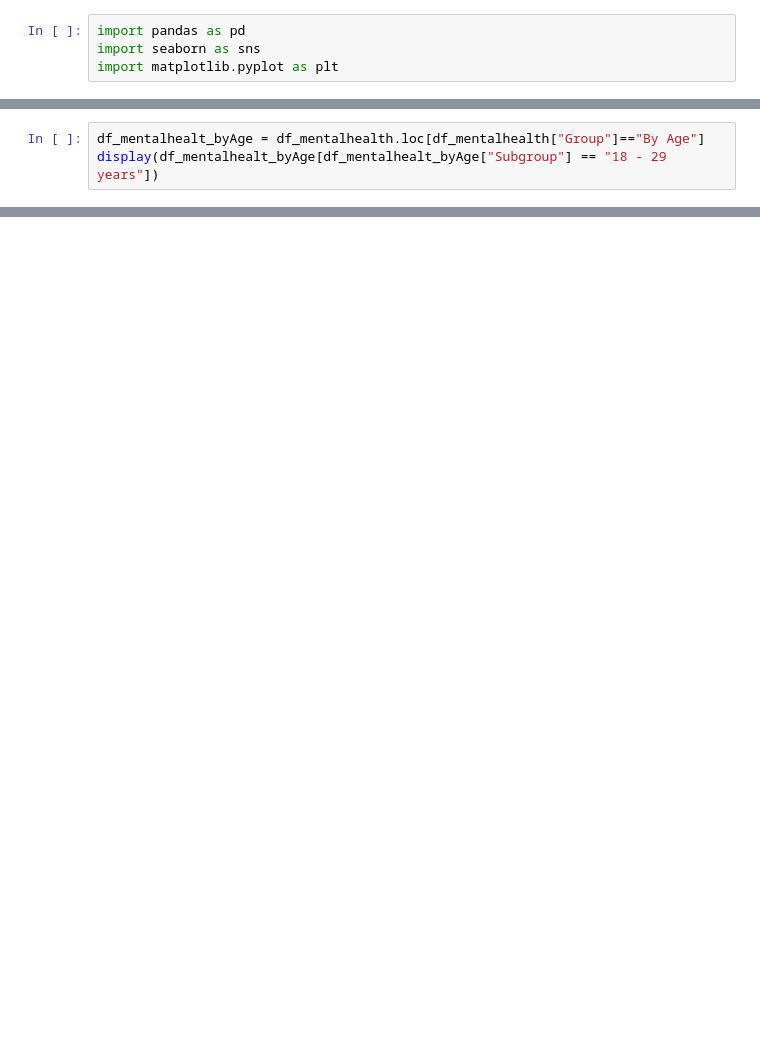
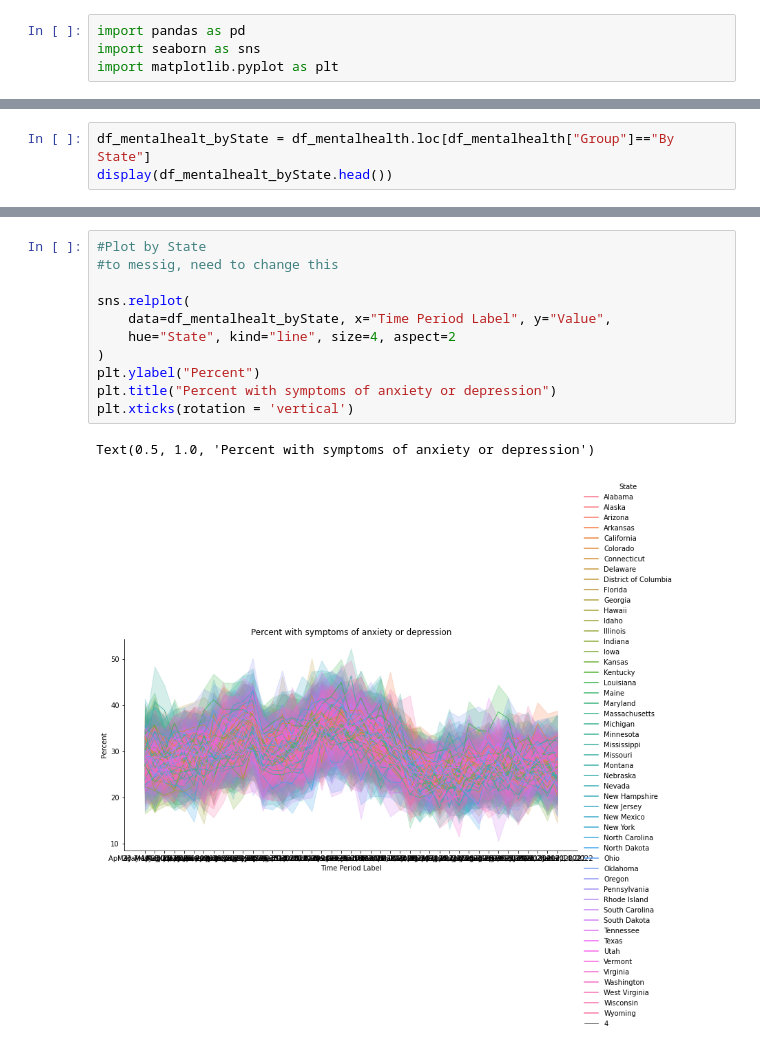
Before and after one commit to Sverre-rt/DATA200-grad_project, a Jupyter notebook: mental_health.ipynb, the cells around one changed output, grey strips where cells are left out. Saved outputs shown, nothing was run; the diff lists cells and outputs as text; blank space fills up the shorter version.

Commit message:
more visualizations added

```diff
--- a/mental_health.ipynb
+++ b/mental_health.ipynb
@@ -8,3 +187,3 @@ display(df_mentalhealth)
 # %%
-df_mentalhealt_byAge = df_mentalhealth.loc[df_mentalhealth["Group"]=="By Age"]
-display(df_mentalhealt_byAge[df_mentalhealt_byAge["Subgroup"] == "18 - 29 years"])
+df_mentalhealt_byState = df_mentalhealth.loc[df_mentalhealth["Group"]=="By State"]
+display(df_mentalhealt_byState.head())
@@ -10,0 +197,14 @@ display(df_mentalhealt_byAge[df_mentalhealt_byAge["Subgroup"] == "18 - 29 years"
+# %%
+#Plot by State
+#to messig, need to change this
+
+sns.relplot(
+    data=df_mentalhealt_byState, x="Time Period Label", y="Value",
+    hue="State", kind="line", size=4, aspect=2
+)
+plt.ylabel("Percent")
+plt.title("Percent with symptoms of anxiety or depression")
+plt.xticks(rotation = 'vertical')
+# %% [output]
+Text(0.5, 1.0, 'Percent with symptoms of anxiety or depression')
+[figure, added]
```
Also changed, not shown: parts of 11 cells of this notebook.
